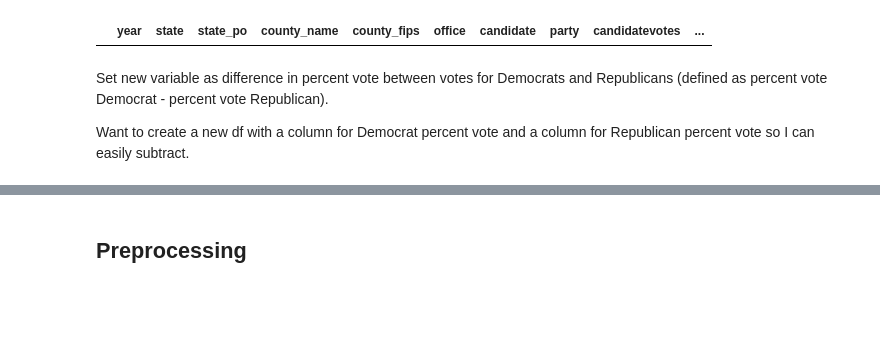
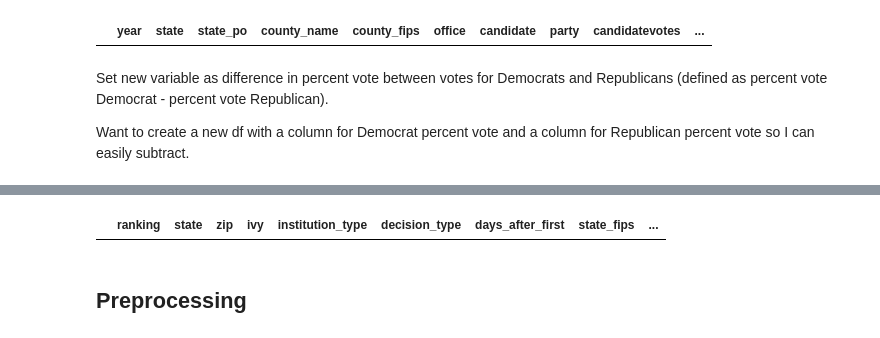
Before and after one commit to ncrispino/covid_university_dates, a Jupyter notebook: Analyzing Covid Decision Dates.ipynb, the cells around one changed output, grey strips where cells are left out. Saved outputs shown, nothing was run; the diff lists cells and outputs as text; code cells hidden in the pictures; blank space fills up the shorter version.

```diff
--- a/Analyzing Covid Decision Dates.ipynb
+++ b/Analyzing Covid Decision Dates.ipynb
@@ -395,3 +389,8 @@ Now, decide where to cut off numbers for classification. Need a good method for
+# %%
+covid_dates_all = covid_dates_cleaned.merge(county_pres_percents[['STCOUNTYFP', 'county_vote_diff']], on='STCOUNTYFP', how='left')
+covid_dates_all[covid_dates_all['county_vote_diff'].isna()] # check na
+# %% [output]
+|  | ranking | state | zip | ivy | institution_type | decision_type | days_after_first | state_fips | ... |
 # %% [markdown]
 ## Preprocessing
 # %% [markdown]
```
Also changed, not shown: parts of 13 cells of this notebook.
